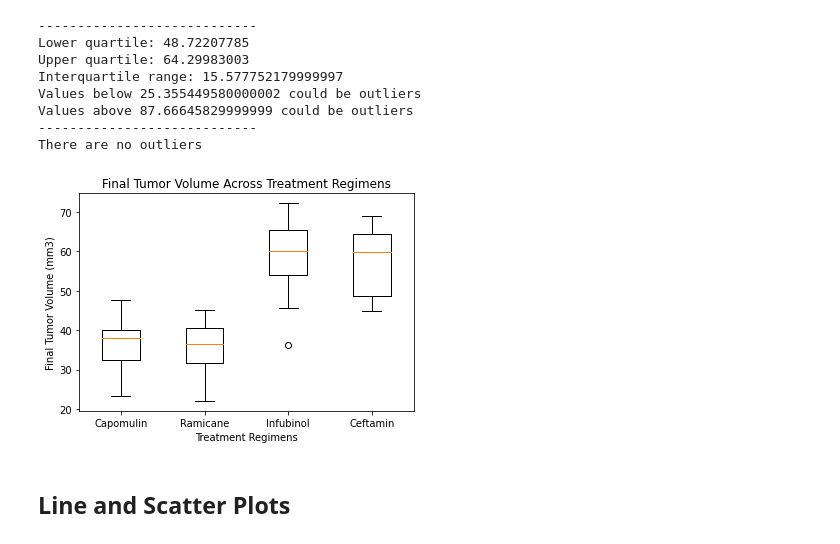
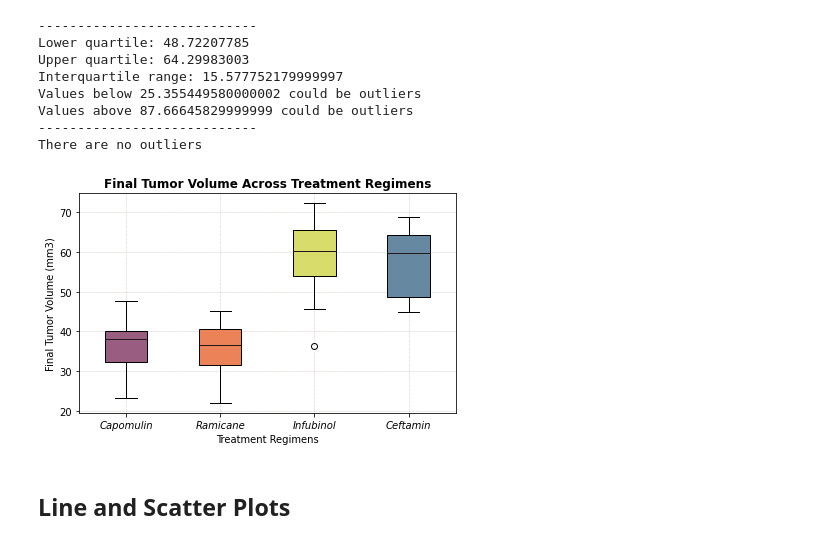
Before and after one commit to austin3216/matplotlib-challenge, a Jupyter notebook: pymaceuticals_starter.ipynb, the cells around one changed output. Drawn from its saved outputs; the diff is of its cells as text; code cells hidden in the pictures.

Commit message:
box plot pass 2 - formatting fun

```diff
--- a/pymaceuticals_starter.ipynb
+++ b/pymaceuticals_starter.ipynb
@@ -305,15 +308,40 @@ There are no outliers
 # %%
 # Generate a box plot of the final tumor volume of each mouse across four regimens of interest
 
+# references for formatting: https://www.pythonpool.com/matplotlib-boxplot/
+# https://www.statology.org/matplotlib-show-grid/
+# https://python.tutorialink.com/bold-text-in-matplotlib-table/
+
 fig, ax1 = plt.subplots()
-ax1.set_title('Final Tumor Volume Across Treatment Regimens')
-ax1.set_xticklabels(['Capomulin', 'Ramicane', 'Infubinol', 'Ceftamin'])
+
+# patch_artist fills the boxplot boxes
+plot = ax1.boxplot(tumor_vol_list, patch_artist=True)
+
+# define colors for boxes
+colors = ['#995d81', '#eb8258', '#d8dc6a', '#6689a1']
+
+# set colors for boxes
+for patch, color in zip(plot['boxes'], colors):
+    patch.set_facecolor(color)
+
+# set color for median line
+for median in plot['medians']:
+    median.set(color='#22181c', linewidth=1)
+
+ax1.set_title('Final Tumor Volume Across Treatment Regimens', weight='bold')
+ax1.set_xticklabels(['Capomulin', 'Ramicane', 'Infubinol', 'Ceftamin'], style='italic')
 ax1.set_xlabel('Treatment Regimens')
 ax1.set_ylabel('Final Tumor Volume (mm3)')
-ax1.boxplot(tumor_vol_list)
+
+# set grid style and color, show the grid
+plt.rc('grid', linestyle=':', color='#a39b8b', linewidth=.5)
+plt.grid(True)
+
+# Show boxplot with a space-efficient layout
+plt.tight_layout()
 plt.show()
 # %% [output]
-[figure, old version]
+[figure, new version]
 # %% [markdown]
 ## Line and Scatter Plots
 # %%
```
Also changed, not shown: parts of 1 cell of this notebook.
